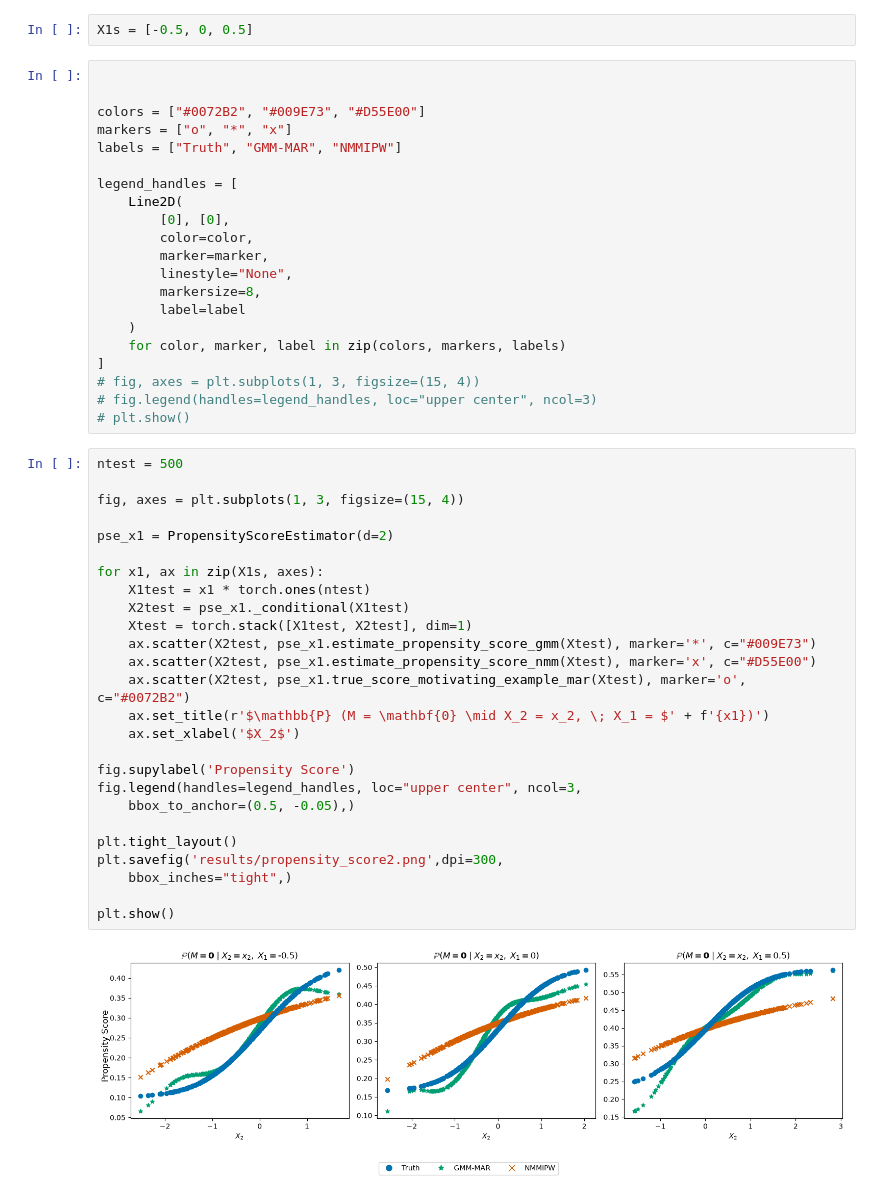
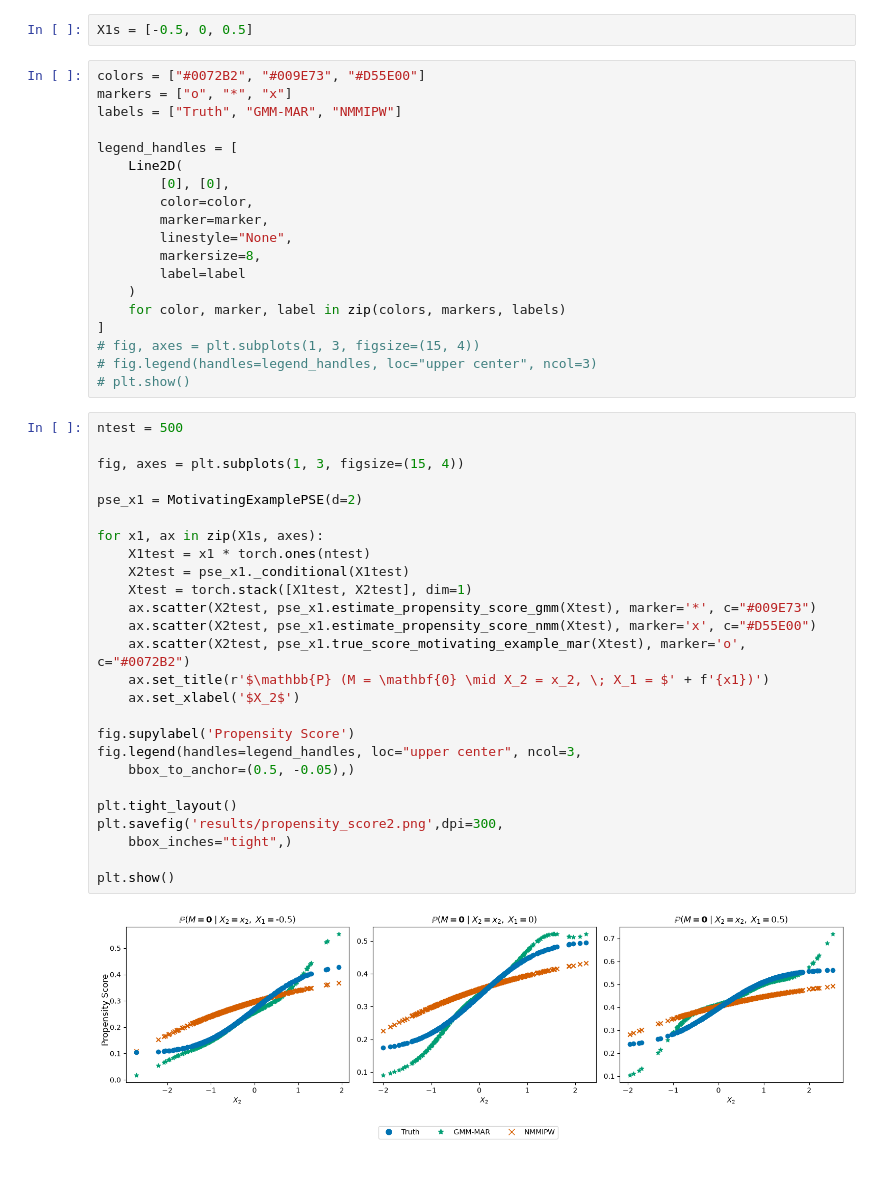
Before and after one commit to huimin-hu-stat/MAR-v2, a Jupyter notebook: propensity_score.ipynb, the cells around one changed output. Saved outputs shown, nothing was run; the diff lists cells and outputs as text; blank space fills up the shorter version.

Commit message:
propensity score

```diff
--- a/propensity_score.ipynb
+++ b/propensity_score.ipynb
@@ -79,8 +80,6 @@ Below is part of the code for produing comparison conditional on the value of $X
 # %%
 X1s = [-0.5, 0, 0.5]
 # %%
-
-
 colors = ["#0072B2", "#009E73", "#D55E00"]
 markers = ["o", "*", "x"]
 labels = ["Truth", "GMM-MAR", "NMMIPW"]
@@ -102,28 +101,28 @@ legend_handles = [
 # %%
 ntest = 500
 
 fig, axes = plt.subplots(1, 3, figsize=(15, 4))
 
-pse_x1 = PropensityScoreEstimator(d=2)
+pse_x1 = MotivatingExamplePSE(d=2)
 
 for x1, ax in zip(X1s, axes):
     X1test = x1 * torch.ones(ntest)
     X2test = pse_x1._conditional(X1test)
     Xtest = torch.stack([X1test, X2test], dim=1)
     ax.scatter(X2test, pse_x1.estimate_propensity_score_gmm(Xtest), marker='*', c="#009E73")
     ax.scatter(X2test, pse_x1.estimate_propensity_score_nmm(Xtest), marker='x', c="#D55E00")
     ax.scatter(X2test, pse_x1.true_score_motivating_example_mar(Xtest), marker='o', c="#0072B2")
     ax.set_title(r'$\mathbb{P} (M = \mathbf{0} \mid X_2 = x_2, \; X_1 = $' + f'{x1})')
     ax.set_xlabel('$X_2$')
 
 fig.supylabel('Propensity Score')
 fig.legend(handles=legend_handles, loc="upper center", ncol=3,
     bbox_to_anchor=(0.5, -0.05),)
 
 plt.tight_layout()
 plt.savefig('results/propensity_score2.png',dpi=300,
     bbox_inches="tight",)
 
 plt.show()
 # %% [output]
-[figure, old version]
+[figure, new version]
```
Also changed, not shown: parts of 4 cells of this notebook, 4 other files.
